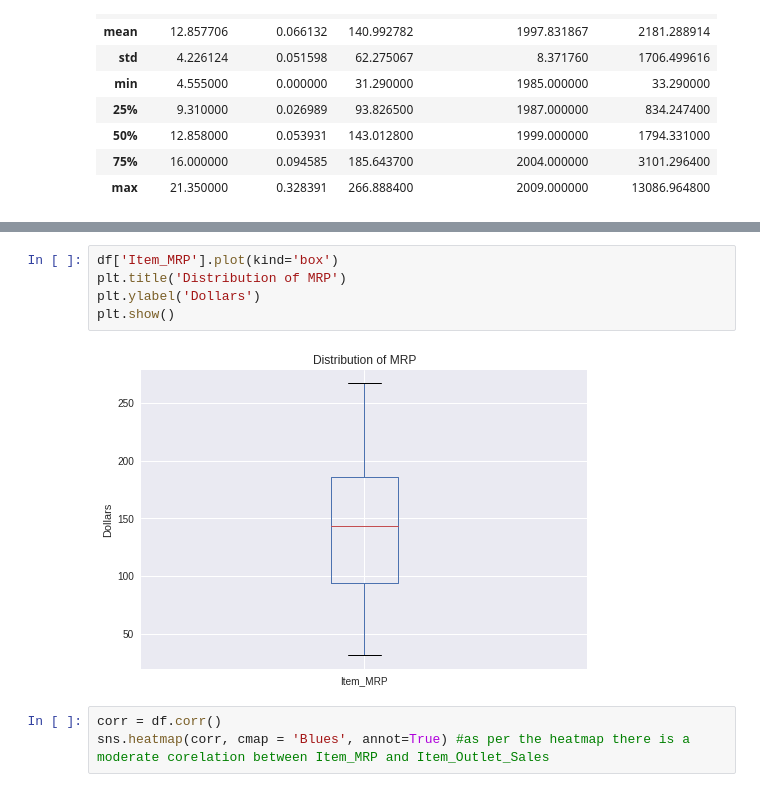
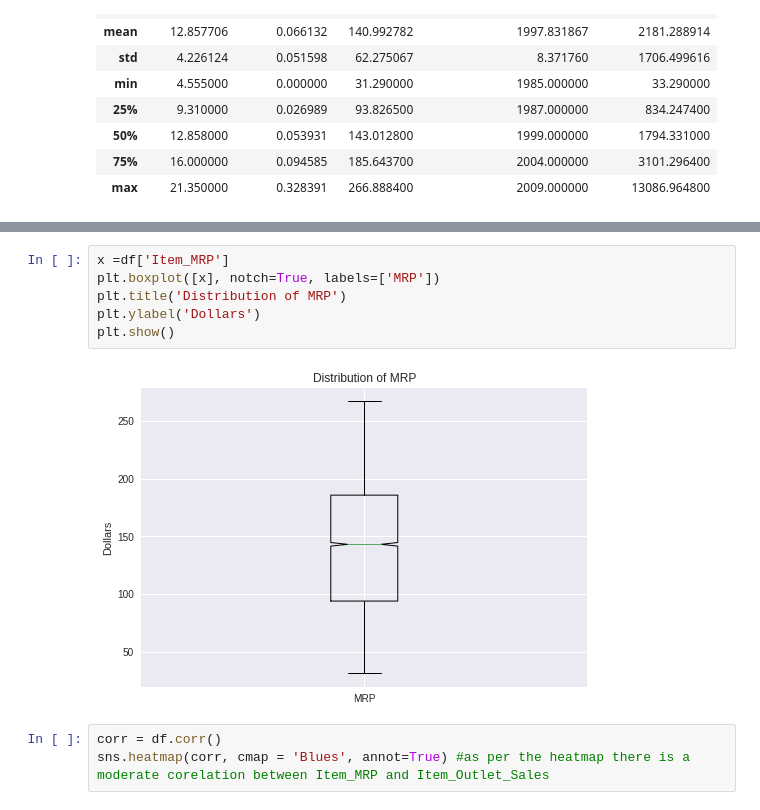
Before and after one commit to shreyamin29/food-sales-predictions, a Jupyter notebook: food_sales_predictions.ipynb, the cells around one changed output, grey strips where cells are left out. Saved outputs shown, nothing was run; the diff lists cells and outputs as text.

```diff
--- a/food_sales_predictions.ipynb
+++ b/food_sales_predictions.ipynb
@@ -184,10 +186,11 @@ plt.show()
 # %%
-df['Item_MRP'].plot(kind='box')
+x =df['Item_MRP']
+plt.boxplot([x], notch=True, labels=['MRP'])
 plt.title('Distribution of MRP')
 plt.ylabel('Dollars')
 plt.show()
 # %% [output]
-[figure, old version]
+[figure, new version]
 # %%
 corr = df.corr()
 sns.heatmap(corr, cmap = 'Blues', annot=True) #as per the heatmap there is a moderate corelation between Item_MRP and Item_Outlet_Sales
```
Also changed, not shown: parts of 3 cells of this notebook.
